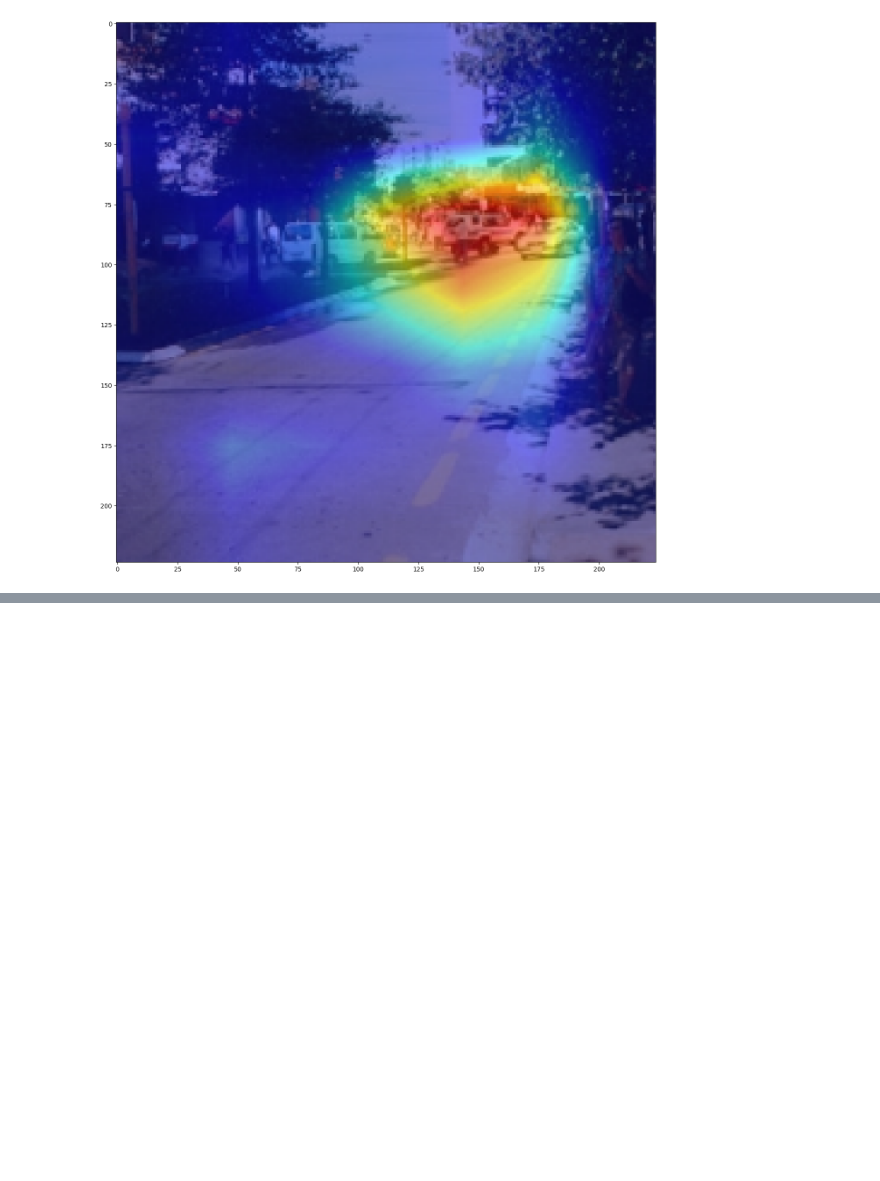
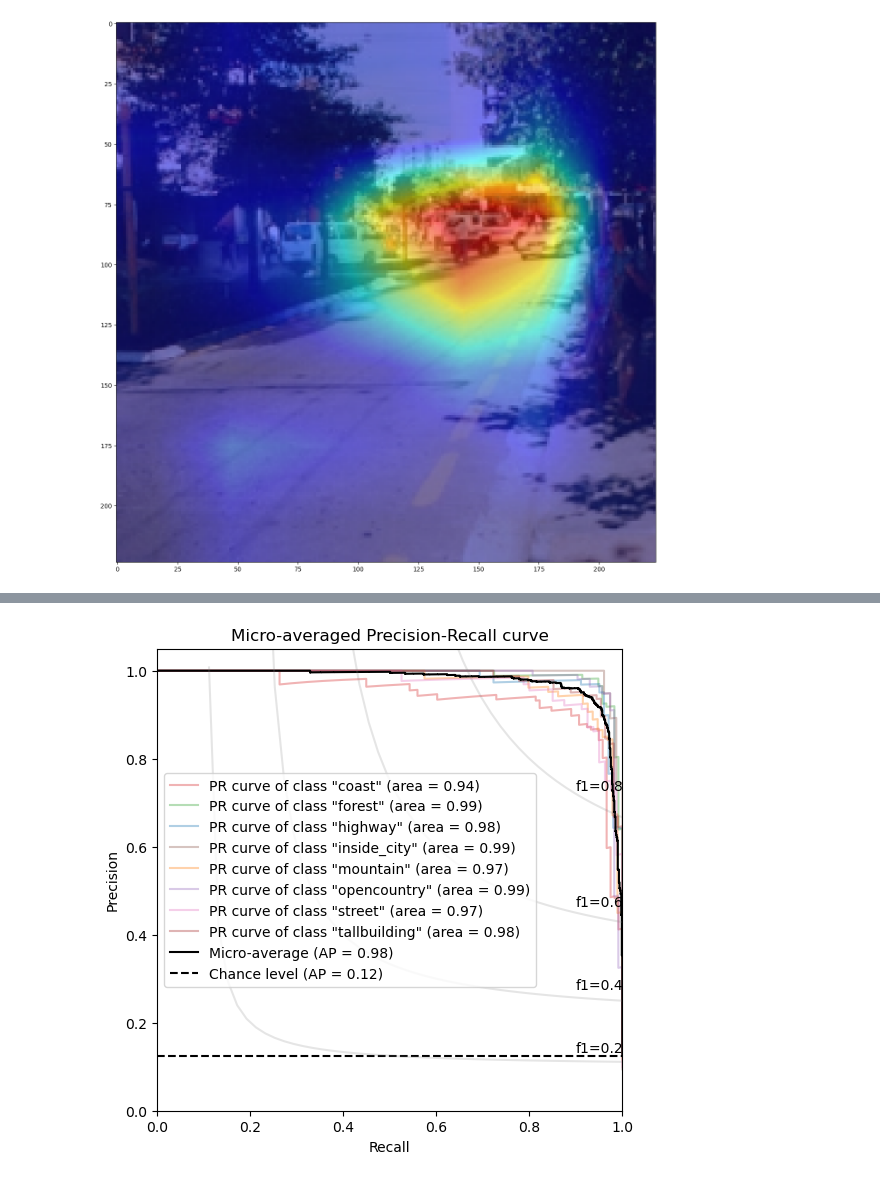
Before and after one commit to MCV-C3/project23-24-08, a Jupyter notebook: Task3/Explainability.ipynb, the cells around one changed output, grey strips where cells are left out. Cells and saved outputs as stored; diff of their text form; code cells hidden in the pictures; blank space fills up the shorter version.

```diff
--- a/Task3/Explainability.ipynb
+++ b/Task3/Explainability.ipynb
@@ -730,0 +908,61 @@ plt.imshow(visualization)
+# %%
+from sklearn.metrics import precision_recall_curve, average_precision_score
+from sklearn.preprocessing import label_binarize
+from sklearn.metrics import PrecisionRecallDisplay
+from collections import Counter
+
+# Assuming 'predictions' and 'labels_true' are numpy arrays from your model output
+
+# Convert the labels to binary format for each class
+n_classes = 8  # Number of classes
+labels_binary = label_binarize(labels_true, classes=[i for i in range(n_classes)])
+
+# Calculate precision and recall for each class
+precision_dict = dict()
+recall_dict = dict()
+average_precision_dict = dict()
+for i in range(n_classes):
+    precision_dict[i], recall_dict[i], _ = precision_recall_curve(labels_binary[:, i], predictions[:, i])
+    average_precision_dict[i] = average_precision_score(labels_binary[:, i], predictions[:, i])
+
+# Compute micro-average precision and recall
+precision_micro, recall_micro, _ = precision_recall_curve(labels_binary.ravel(), predictions.ravel())
+average_precision_micro = average_precision_score(labels_binary, predictions, average="micro")
+
+classes = ['"coast"', '"forest"', '"highway"', '"inside_city"', '"mountain"', '"opencountry"', '"street"', '"tallbuilding"']
+
+# Plot PR curves for each class
+_, ax = plt.subplots(figsize=(6, 6))
+colors = ["tab:red", "tab:green", "tab:blue", "tab:brown", "tab:orange", "tab:purple", "tab:pink", "brown"]
+for i, color in zip(range(n_classes), colors):
+    plt.plot(recall_dict[i], precision_dict[i], color=color, alpha=0.35,
+             label=f'PR curve of class {classes[i]} (area = {average_precision_dict[i]:0.2f})')
+
+# Plot micro-averaged PR curve
+display = PrecisionRecallDisplay(
+    recall=recall_micro,
+    precision=precision_micro,
+    average_precision=average_precision_micro,
+    prevalence_pos_label=Counter(labels_binary.ravel())[1] / labels_binary.size,
+)
+display.plot(ax=ax, name="Micro-average", plot_chance_level=True, color='black')
+
+# Plot iso F1 curves
+f1_scores = np.linspace(0.2, 0.8, num=4)
+for f1_score in f1_scores:
+    x = np.linspace(0.01, 1)
+    y = f1_score * x / (2 * x - f1_score)
+    l, = plt.plot(x[y >= 0], y[y >= 0], color='gray', alpha=0.2)
+    plt.annotate(f'f1={f1_score:0.1f}', xy=(0.9, y[45] + 0.02))
+
+# Customizing the plot
+plt.xlim([0.0, 1.0])
+plt.ylim([0.0, 1.05])
+plt.xlabel('Recall')
+plt.ylabel('Precision')
+plt.title('Micro-averaged Precision-Recall curve')
+plt.legend(loc="best")
+
+plt.show()
+# %% [output]
+[figure, added]
```
Also changed, not shown: parts of 34 cells of this notebook, 1 other file.
